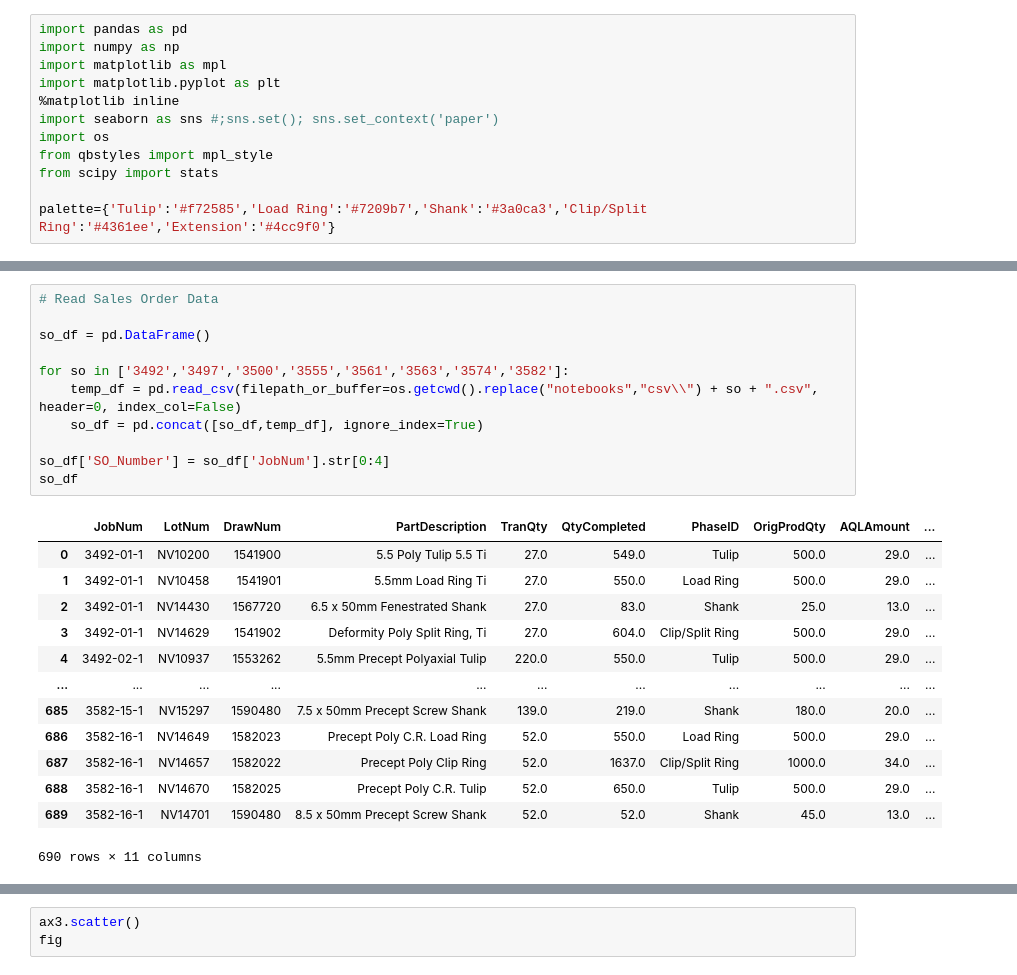
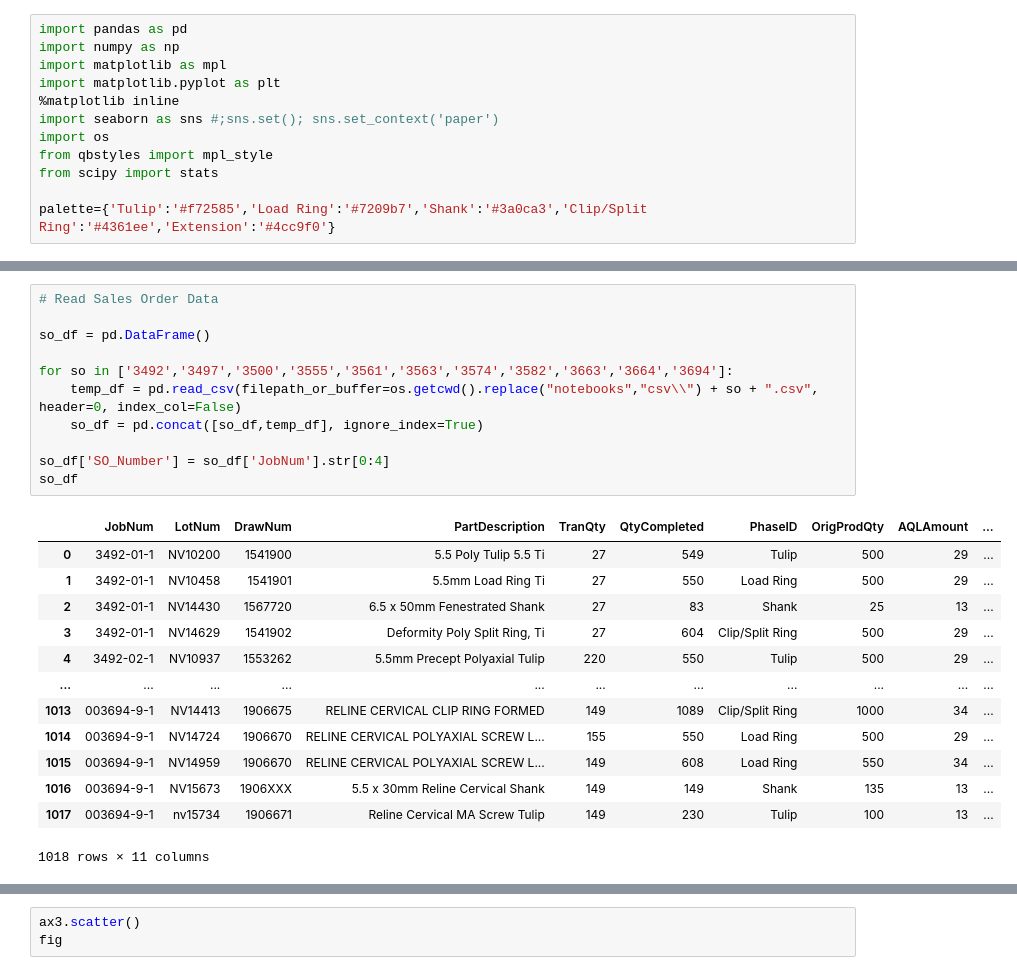
Before and after one commit to tall-geese/AQL-order-breakdown, a Jupyter notebook: notebooks/Analysis of Modular Components Impact on AQL.ipynb, the cells around one changed output, grey strips where cells are left out. Cells and saved outputs as stored; diff of their text form.

```diff
--- a/notebooks/Analysis of Modular Components Impact on AQL.ipynb
+++ b/notebooks/Analysis of Modular Components Impact on AQL.ipynb
@@ -77,28 +77,28 @@ ax2.grid(b=False)
 # %%
 # Read Sales Order Data
 
 so_df = pd.DataFrame()
 
-for so in ['3492','3497','3500','3555','3561','3563','3574','3582']:
+for so in ['3492','3497','3500','3555','3561','3563','3574','3582','3663','3664','3694']:
     temp_df = pd.read_csv(filepath_or_buffer=os.getcwd().replace("notebooks","csv\\") + so + ".csv", header=0, index_col=False)
     so_df = pd.concat([so_df,temp_df], ignore_index=True)
 
 so_df['SO_Number'] = so_df['JobNum'].str[0:4]
 so_df
 # %% [output]
 |  | JobNum | LotNum | DrawNum | PartDescription | TranQty | QtyCompleted | PhaseID | OrigProdQty | AQLAmount | ... |
-| 0 | 3492-01-1 | NV10200 | 1541900 | 5.5 Poly Tulip 5.5 Ti | 27.0 | 549.0 | Tulip | 500.0 | 29.0 | ... |
-| 1 | 3492-01-1 | NV10458 | 1541901 | 5.5mm Load Ring Ti | 27.0 | 550.0 | Load Ring | 500.0 | 29.0 | ... |
-| 2 | 3492-01-1 | NV14430 | 1567720 | 6.5 x 50mm Fenestrated Shank | 27.0 | 83.0 | Shank | 25.0 | 13.0 | ... |
-| 3 | 3492-01-1 | NV14629 | 1541902 | Deformity Poly Split Ring, Ti | 27.0 | 604.0 | Clip/Split Ring | 500.0 | 29.0 | ... |
-| 4 | 3492-02-1 | NV10937 | 1553262 | 5.5mm Precept Polyaxial Tulip | 220.0 | 550.0 | Tulip | 500.0 | 29.0 | ... |
+| 0 | 3492-01-1 | NV10200 | 1541900 | 5.5 Poly Tulip 5.5 Ti | 27 | 549 | Tulip | 500 | 29 | ... |
+| 1 | 3492-01-1 | NV10458 | 1541901 | 5.5mm Load Ring Ti | 27 | 550 | Load Ring | 500 | 29 | ... |
+| 2 | 3492-01-1 | NV14430 | 1567720 | 6.5 x 50mm Fenestrated Shank | 27 | 83 | Shank | 25 | 13 | ... |
+| 3 | 3492-01-1 | NV14629 | 1541902 | Deformity Poly Split Ring, Ti | 27 | 604 | Clip/Split Ring | 500 | 29 | ... |
+| 4 | 3492-02-1 | NV10937 | 1553262 | 5.5mm Precept Polyaxial Tulip | 220 | 550 | Tulip | 500 | 29 | ... |
 | ... | ... | ... | ... | ... | ... | ... | ... | ... | ... | ... |
-| 685 | 3582-15-1 | NV15297 | 1590480 | 7.5 x 50mm Precept Screw Shank | 139.0 | 219.0 | Shank | 180.0 | 20.0 | ... |
-| 686 | 3582-16-1 | NV14649 | 1582023 | Precept Poly C.R. Load Ring | 52.0 | 550.0 | Load Ring | 500.0 | 29.0 | ... |
-| 687 | 3582-16-1 | NV14657 | 1582022 | Precept Poly Clip Ring | 52.0 | 1637.0 | Clip/Split Ring | 1000.0 | 34.0 | ... |
-| 688 | 3582-16-1 | NV14670 | 1582025 | Precept Poly C.R. Tulip | 52.0 | 650.0 | Tulip | 500.0 | 29.0 | ... |
-| 689 | 3582-16-1 | NV14701 | 1590480 | 8.5 x 50mm Precept Screw Shank | 52.0 | 52.0 | Shank | 45.0 | 13.0 | ... |
+| 1013 | 003694-9-1 | NV14413 | 1906675 | RELINE CERVICAL CLIP RING FORMED | 149 | 1089 | Clip/Split Ring | 1000 | 34 | ... |
+| 1014 | 003694-9-1 | NV14724 | 1906670 | RELINE CERVICAL POLYAXIAL SCREW L... | 155 | 550 | Load Ring | 500 | 29 | ... |
+| 1015 | 003694-9-1 | NV14959 | 1906670 | RELINE CERVICAL POLYAXIAL SCREW L... | 149 | 608 | Load Ring | 550 | 34 | ... |
+| 1016 | 003694-9-1 | NV15673 | 1906XXX | 5.5 x 30mm Reline Cervical Shank | 149 | 149 | Shank | 135 | 13 | ... |
+| 1017 | 003694-9-1 | nv15734 | 1906671 | Reline Cervical MA Screw Tulip | 149 | 230 | Tulip | 100 | 13 | ... |
-690 rows × 11 columns
+1018 rows × 11 columns
 # %%
 # Find the Mode of our OrigProdQty's by PhaseID
 
```
Also changed, not shown: parts of 4 cells of this notebook, 5 other files.
